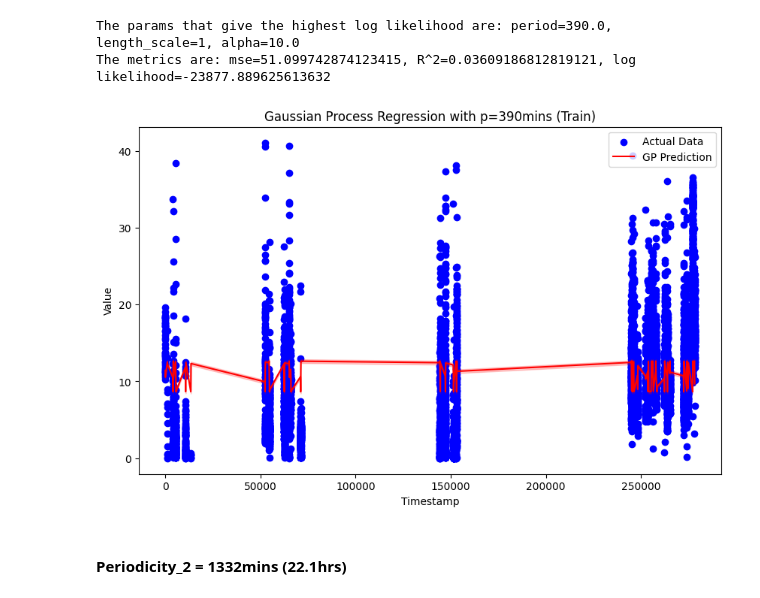
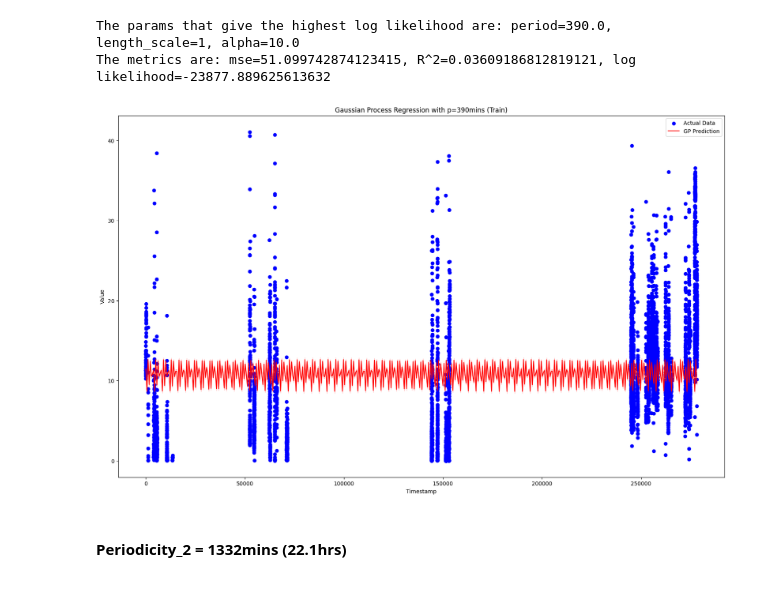
Before and after one commit to xinyuem7/NO2_time_series_analysis, a Jupyter notebook: gp_fourier.ipynb, the cells around one changed output. Cells and saved outputs as stored; diff of their text form; code cells hidden in the pictures.

```diff
--- a/gp_fourier.ipynb
+++ b/gp_fourier.ipynb
@@ -104,22 +104,23 @@ print(f'The metrics are: mse={mse_all[idx_max]}, R^2={rsq_all[idx_max]}, log lik
 The params that give the highest log likelihood are: period=390.0, length_scale=1, alpha=10.0
 The metrics are: mse=51.099742874123415, R^2=0.03609186812819121, log likelihood=-23877.889625613632
 # %%
+X_uniform = np.linspace(min(X_train), max(X_train), 500)
 kernel = ExpSineSquared(length_scale=1, periodicity = 390.0, length_scale_bounds='fixed', periodicity_bounds='fixed')
 gp = GaussianProcessRegressor(kernel=kernel, alpha = 10.0, random_state=seed)
 gp.fit(X_train.reshape(-1, 1), y_train)
-y_train_pred, sigma = gp.predict(X_train.reshape(-1, 1), return_std=True)
+y_pred, sigma = gp.predict(X_uniform.reshape(-1, 1), return_std=True)
 
-plt.figure(figsize=(10, 6))
+plt.figure(figsize=(20, 12))
 plt.scatter(X_train, y_train, label='Actual Data', color='blue')
-plt.plot(X_train, y_train_pred, label='GP Prediction', color='red')
-plt.fill_between(X_train, y_train_pred - 2*sigma, y_train_pred + 2*sigma, alpha=0.2, color='red')
+plt.plot(X_uniform, y_pred, label='GP Prediction', color='red')
+plt.fill_between(X_uniform, y_pred - 2*sigma, y_pred + 2*sigma, alpha=0.2, color='red')
 plt.title('Gaussian Process Regression with p=390mins (Train)')
 plt.xlabel('Timestamp')
 plt.ylabel('Value')
 plt.legend()
 plt.show()
 # %% [output]
-[figure, old version]
+[figure, new version]
 # %%
 np.savetxt('mse_all_p1.txt', mse_all)
 np.savetxt('rsq_all_p1.txt', rsq_all)
```
Also changed, not shown: parts of 8 cells of this notebook, 1 other file.
